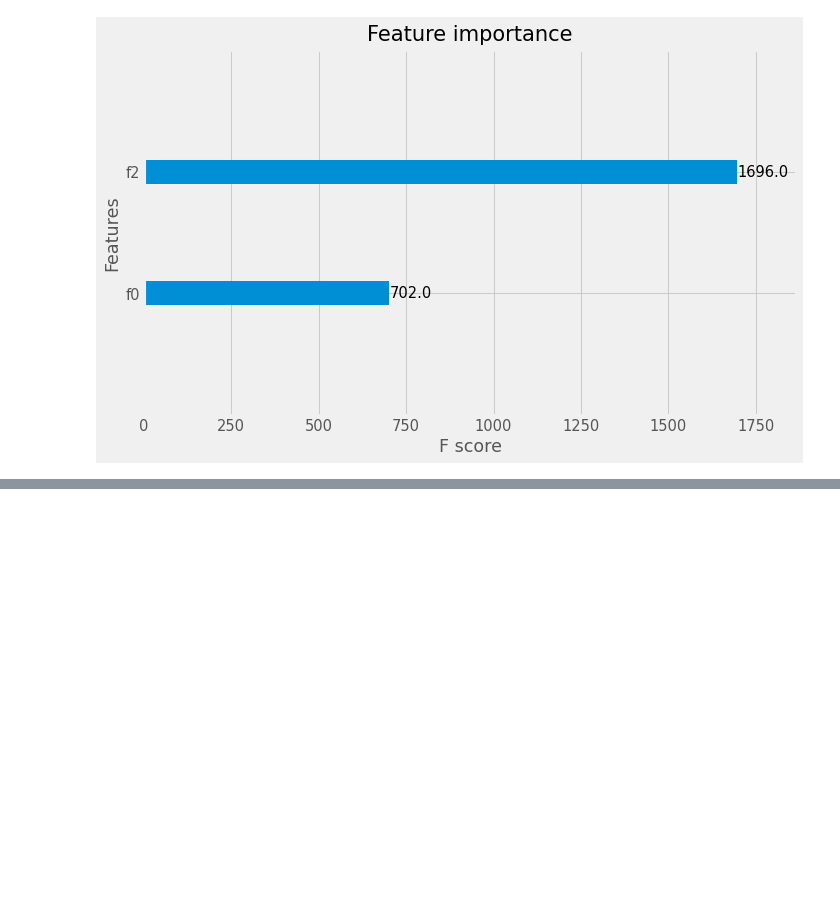
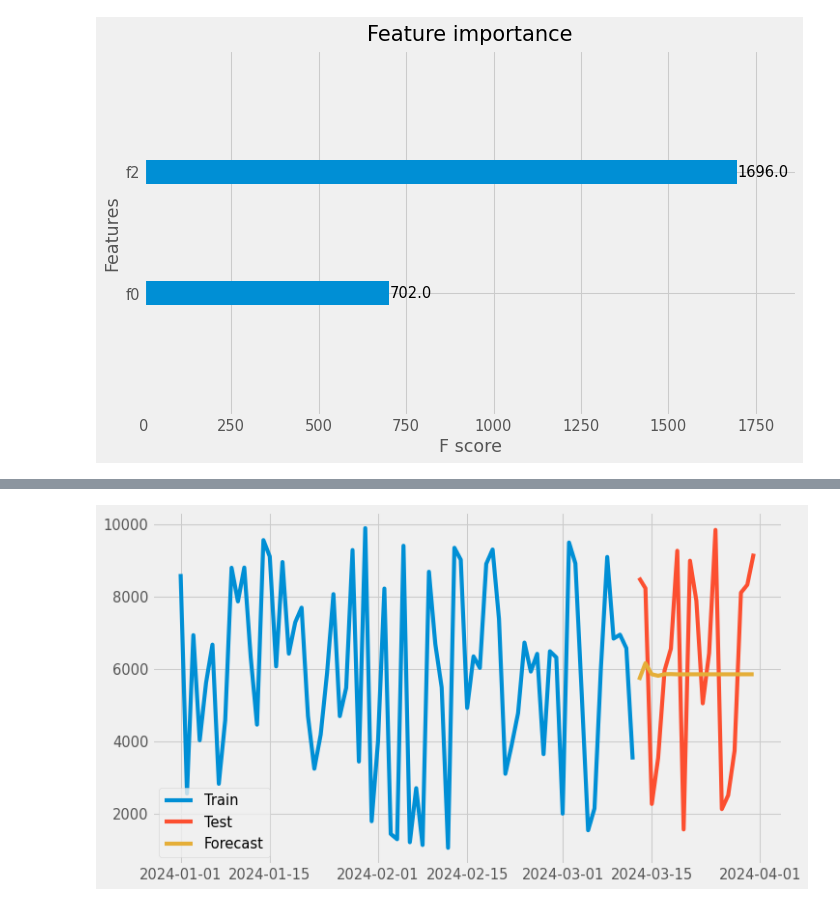
Before and after one commit to JosephWoodall/turbo-barnacle, a Jupyter notebook: src/time_series/time_series.ipynb, the cells around one changed output, grey strips where cells are left out. Cells and saved outputs as stored; diff of their text form; code cells hidden in the pictures; blank space fills up the shorter version.

```diff
--- a/src/time_series/time_series.ipynb
+++ b/src/time_series/time_series.ipynb
@@ -405,0 +473,28 @@ Test RMSE: 5364.393384837096
+# %%
+def autoregressive(lag = 3):
+    x = list()
+    y = list()
+    for i in range(lag, len(multivariate_train_data)):
+        x.append(multivariate_train_data['Value'].iloc[i-lag:i].values)
+        y.append(multivariate_train_data['Value'].iloc[i])
+
+    from sklearn.linear_model import LinearRegression
+    model = LinearRegression()
+    model.fit(x, y)
+
+    p = numpy.zeros(len(multivariate_test_data))
+    x_ = multivariate_train_data['Value'].iloc[-lag:].values
+    for i in range(len(multivariate_test_data)):
+        p[i] = model.predict([x_])
+        x_ = numpy.roll(x_, -1)
+        x_[-1] = p[i]
+    plt.plot(multivariate_train_data['Date'], multivariate_train_data['Value'], label='Train')
+    plt.plot(multivariate_test_data['Date'], multivariate_test_data['Value'], label='Test')
+    plt.plot(multivariate_test_data['Date'], p, label='Forecast')
+    plt.legend()
+    plt.show()
+
+
+autoregressive()
+# %% [output]
+[figure, added]
```
Also changed, not shown: parts of 4 cells of this notebook.
